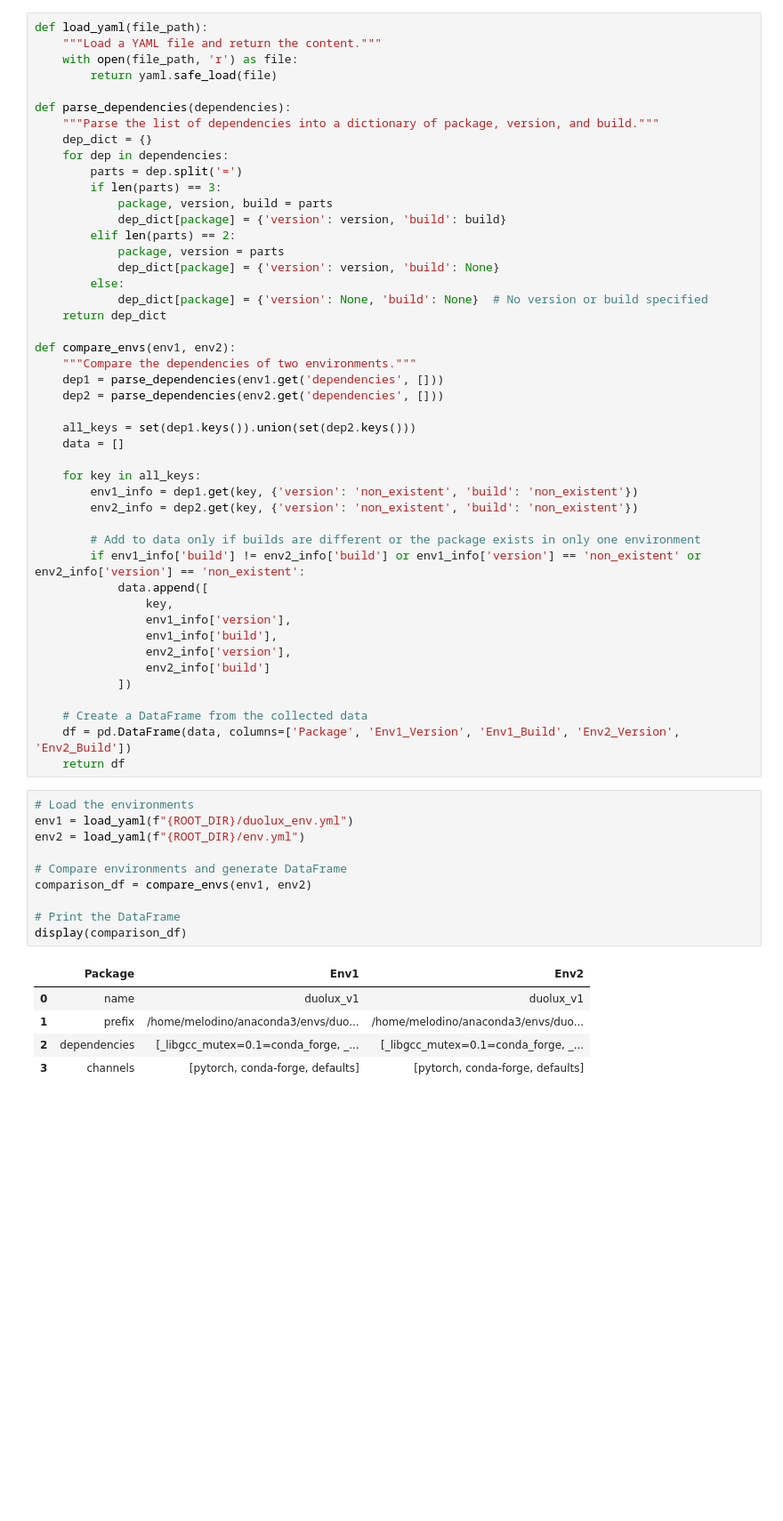
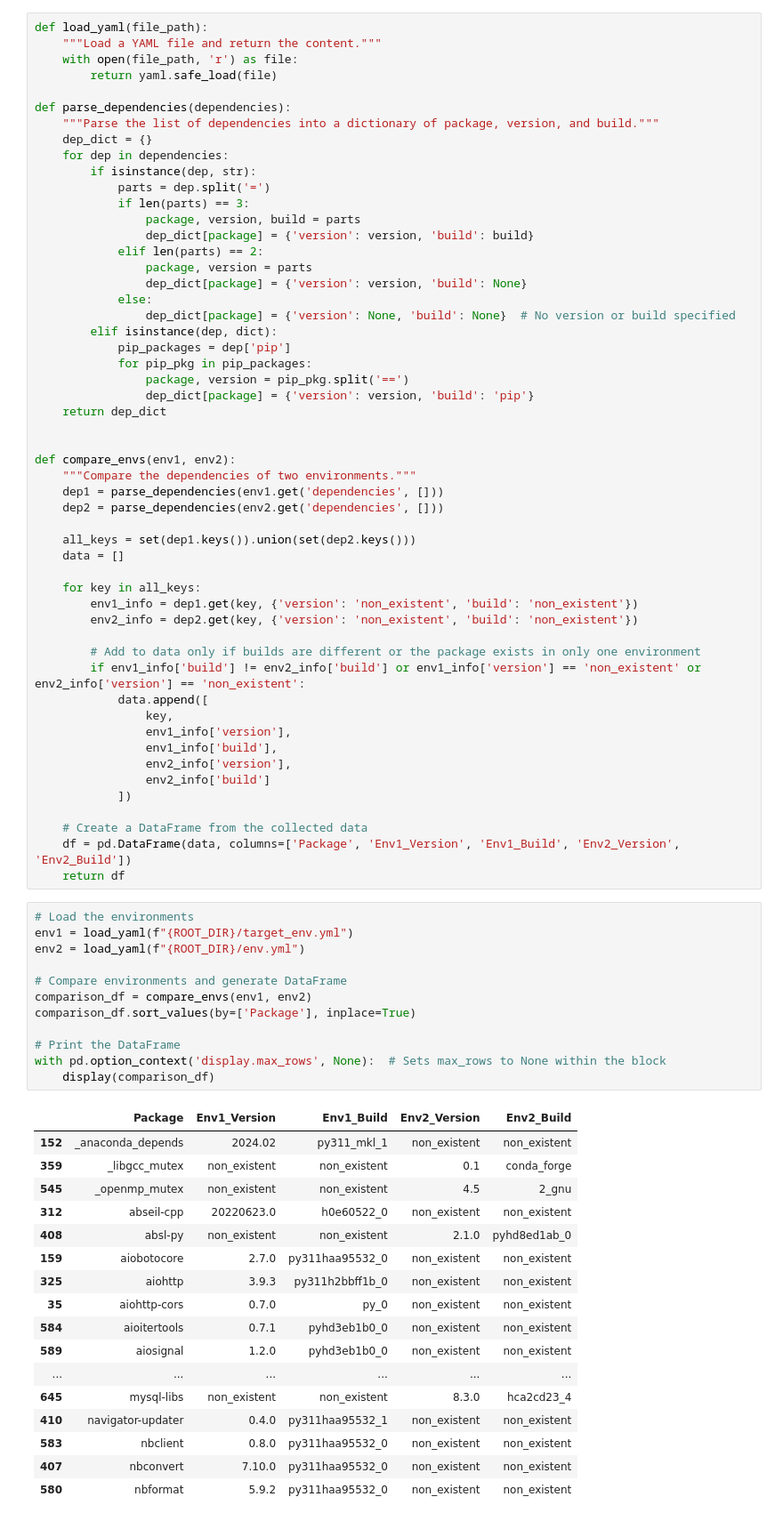
Before and after one commit to meloods/veh_type_pred, a Jupyter notebook: notebooks/00_test.ipynb, the cells around one changed output. Shown at 89% size. Saved outputs shown, nothing was run; the diff lists cells and outputs as text; blank space fills up the shorter version.

Commit message:
comparison of 2 yml files done

```diff
--- a/notebooks/00_test.ipynb
+++ b/notebooks/00_test.ipynb
@@ -17,16 +15,23 @@ def parse_dependencies(dependencies):
     """Parse the list of dependencies into a dictionary of package, version, and build."""
     dep_dict = {}
     for dep in dependencies:
-        parts = dep.split('=')
-        if len(parts) == 3:
-            package, version, build = parts
-            dep_dict[package] = {'version': version, 'build': build}
-        elif len(parts) == 2:
-            package, version = parts
-            dep_dict[package] = {'version': version, 'build': None}
-        else:
-            dep_dict[package] = {'version': None, 'build': None}  # No version or build specified
+        if isinstance(dep, str):
+            parts = dep.split('=')
+            if len(parts) == 3:
+                package, version, build = parts
+                dep_dict[package] = {'version': version, 'build': build}
+            elif len(parts) == 2:
+                package, version = parts
+                dep_dict[package] = {'version': version, 'build': None}
+            else:
+                dep_dict[package] = {'version': None, 'build': None}  # No version or build specified
+        elif isinstance(dep, dict):
+            pip_packages = dep['pip']
+            for pip_pkg in pip_packages:
+                package, version = pip_pkg.split('==')
+                dep_dict[package] = {'version': version, 'build': 'pip'}
     return dep_dict
+
 
 def compare_envs(env1, env2):
     """Compare the dependencies of two environments."""
@@ -55,17 +60,31 @@ def compare_envs(env1, env2):
     return df
 # %%
 # Load the environments
-env1 = load_yaml(f"{ROOT_DIR}/duolux_env.yml")
+env1 = load_yaml(f"{ROOT_DIR}/target_env.yml")
 env2 = load_yaml(f"{ROOT_DIR}/env.yml")
 
 # Compare environments and generate DataFrame
 comparison_df = compare_envs(env1, env2)
+comparison_df.sort_values(by=['Package'], inplace=True)
 
 # Print the DataFrame
-display(comparison_df)
+with pd.option_context('display.max_rows', None):  # Sets max_rows to None within the block
+    display(comparison_df)
 # %% [output]
-|  | Package | Env1 | Env2 |
-| 0 | name | duolux_v1 | duolux_v1 |
-| 1 | prefix | /home/melodino/anaconda3/envs/duo... | /home/melodino/anaconda3/envs/duo... |
-| 2 | dependencies | [_libgcc_mutex=0.1=conda_forge, _... | [_libgcc_mutex=0.1=conda_forge, _... |
-| 3 | channels | [pytorch, conda-forge, defaults] | [pytorch, conda-forge, defaults] |
+|  | Package | Env1_Version | Env1_Build | Env2_Version | Env2_Build |
+| 152 | _anaconda_depends | 2024.02 | py311_mkl_1 | non_existent | non_existent |
+| 359 | _libgcc_mutex | non_existent | non_existent | 0.1 | conda_forge |
+| 545 | _openmp_mutex | non_existent | non_existent | 4.5 | 2_gnu |
+| 312 | abseil-cpp | 20220623.0 | h0e60522_0 | non_existent | non_existent |
+| 408 | absl-py | non_existent | non_existent | 2.1.0 | pyhd8ed1ab_0 |
+| 159 | aiobotocore | 2.7.0 | py311haa95532_0 | non_existent | non_existent |
+| 325 | aiohttp | 3.9.3 | py311h2bbff1b_0 | non_existent | non_existent |
+| 35 | aiohttp-cors | 0.7.0 | py_0 | non_existent | non_existent |
+| 584 | aioitertools | 0.7.1 | pyhd3eb1b0_0 | non_existent | non_existent |
+| 589 | aiosignal | 1.2.0 | pyhd3eb1b0_0 | non_existent | non_existent |
+| ... | ... | ... | ... | ... | ... |
+| 645 | mysql-libs | non_existent | non_existent | 8.3.0 | hca2cd23_4 |
+| 410 | navigator-updater | 0.4.0 | py311haa95532_1 | non_existent | non_existent |
+| 583 | nbclient | 0.8.0 | py311haa95532_0 | non_existent | non_existent |
+| 407 | nbconvert | 7.10.0 | py311haa95532_0 | non_existent | non_existent |
+| 580 | nbformat | 5.9.2 | py311haa95532_0 | non_existent | non_existent |
```
Also changed, not shown: parts of 2 cells of this notebook, 3 other files.
